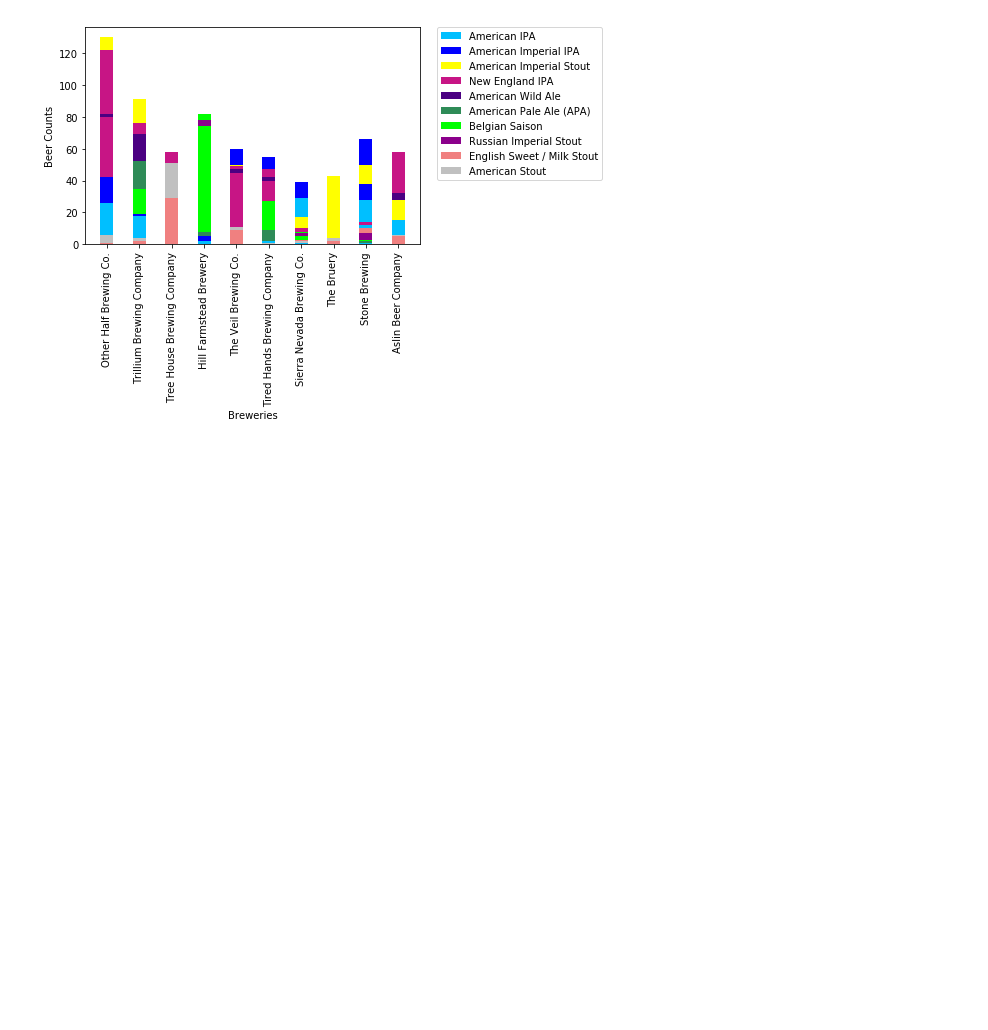
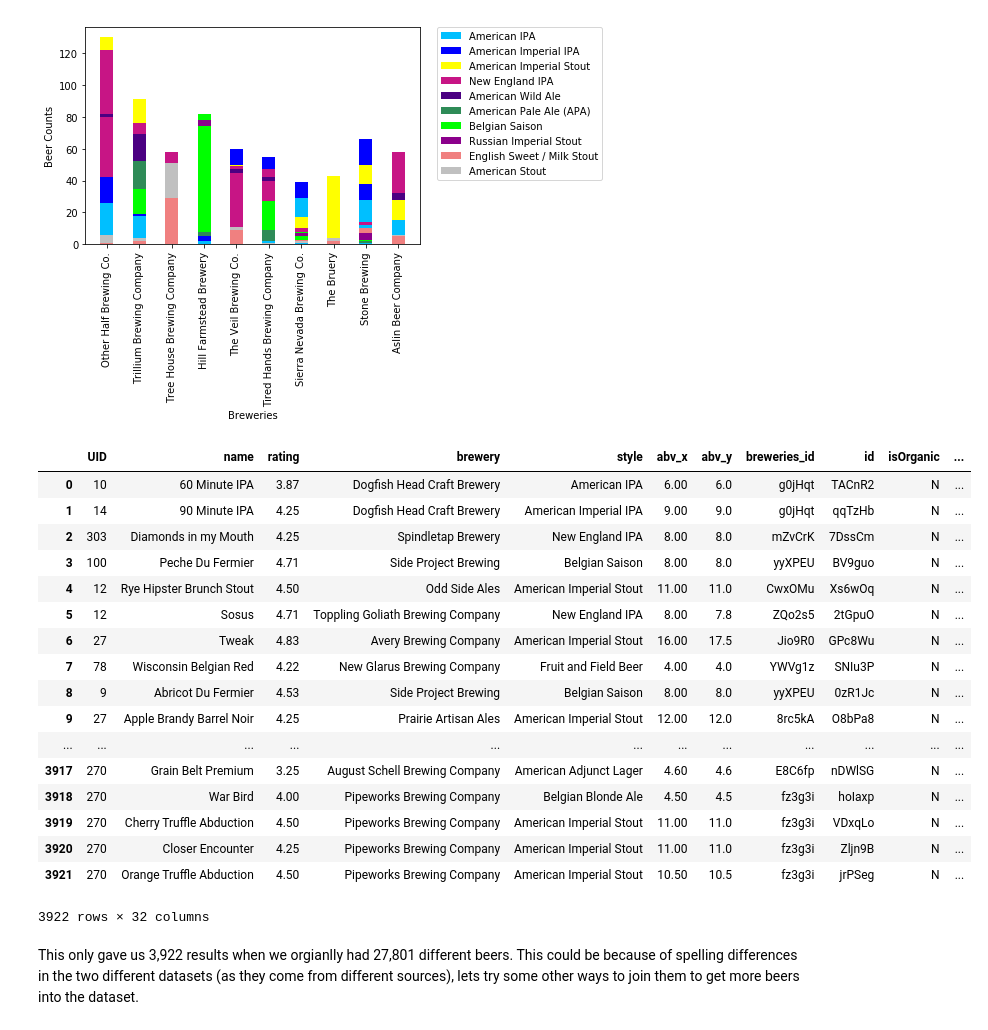
Before and after one commit to loisr/Beer-Recommendations, a Jupyter notebook: All Data.ipynb, the cells around one changed output. Cells and saved outputs as stored; diff of their text form; code cells hidden in the pictures; blank space fills up the shorter version.

Commit message:
merge data

```diff
--- a/All Data.ipynb
+++ b/All Data.ipynb
@@ -73,4 +73,4 @@ beer.sort_values('name')
 84100 rows × 28 columns
 # %%
 # get rid of quotation marks
-beer['name'] = beer.name.apply(lambda x: x.replace('"', ''))
+beers['name'] = beers.name.apply(lambda x: x.replace('"', ''))
@@ -118,0 +129,2 @@ beer.sort_values('name')
+# %%
+beers.rename(columns={'breweries_name': 'brewery'}, inplace=True)
@@ -119,3 +154,5 @@ beer.sort_values('name')
+# %%
+beers.rename(columns={'style_name': 'style'}, inplace=True)
 # %%
 data = rating.drop_duplicates('beer_name')
 # %%
@@ -659,3 +661,28 @@ plt.legend(beer_types, bbox_to_anchor=(1.05, 1), loc=2, borderaxespad=0.)
 # %% [output]
 <matplotlib.legend.Legend at 0x...>
 [figure]
+# %%
+result2 = pd.merge(beer_matrix, beers, how='inner', on=['name', 'brewery'])
+# %%
+result2
+# %% [output]
+|  | UID | name | rating | brewery | style | abv_x | abv_y | breweries_id | id | isOrganic | ... |
+| 0 | 10 | 60 Minute IPA | 3.87 | Dogfish Head Craft Brewery | American IPA | 6.00 | 6.0 | g0jHqt | TACnR2 | N | ... |
+| 1 | 14 | 90 Minute IPA | 4.25 | Dogfish Head Craft Brewery | American Imperial IPA | 9.00 | 9.0 | g0jHqt | qqTzHb | N | ... |
+| 2 | 303 | Diamonds in my Mouth | 4.25 | Spindletap Brewery | New England IPA | 8.00 | 8.0 | mZvCrK | 7DssCm | N | ... |
+| 3 | 100 | Peche Du Fermier | 4.71 | Side Project Brewing | Belgian Saison | 8.00 | 8.0 | yyXPEU | BV9guo | N | ... |
+| 4 | 12 | Rye Hipster Brunch Stout | 4.50 | Odd Side Ales | American Imperial Stout | 11.00 | 11.0 | CwxOMu | Xs6wOq | N | ... |
+| 5 | 12 | Sosus | 4.71 | Toppling Goliath Brewing Company | New England IPA | 8.00 | 7.8 | ZQo2s5 | 2tGpuO | N | ... |
+| 6 | 27 | Tweak | 4.83 | Avery Brewing Company | American Imperial Stout | 16.00 | 17.5 | Jio9R0 | GPc8Wu | N | ... |
+| 7 | 78 | Wisconsin Belgian Red | 4.22 | New Glarus Brewing Company | Fruit and Field Beer | 4.00 | 4.0 | YWVg1z | SNIu3P | N | ... |
+| 8 | 9 | Abricot Du Fermier | 4.53 | Side Project Brewing | Belgian Saison | 8.00 | 8.0 | yyXPEU | 0zR1Jc | N | ... |
+| 9 | 27 | Apple Brandy Barrel Noir | 4.25 | Prairie Artisan Ales | American Imperial Stout | 12.00 | 12.0 | 8rc5kA | O8bPa8 | N | ... |
+| ... | ... | ... | ... | ... | ... | ... | ... | ... | ... | ... | ... |
+| 3917 | 270 | Grain Belt Premium | 3.25 | August Schell Brewing Company | American Adjunct Lager | 4.60 | 4.6 | E8C6fp | nDWlSG | N | ... |
+| 3918 | 270 | War Bird | 4.00 | Pipeworks Brewing Company | Belgian Blonde Ale | 4.50 | 4.5 | fz3g3i | hoIaxp | N | ... |
+| 3919 | 270 | Cherry Truffle Abduction | 4.50 | Pipeworks Brewing Company | American Imperial Stout | 11.00 | 11.0 | fz3g3i | VDxqLo | N | ... |
+| 3920 | 270 | Closer Encounter | 4.25 | Pipeworks Brewing Company | American Imperial Stout | 11.00 | 11.0 | fz3g3i | Zljn9B | N | ... |
+| 3921 | 270 | Orange Truffle Abduction | 4.50 | Pipeworks Brewing Company | American Imperial Stout | 10.50 | 10.5 | fz3g3i | jrPSeg | N | ... |
+3922 rows × 32 columns
+# %% [markdown]
+This only gave us 3,922 results when we orgianlly had 27,801 different beers. This could be because of spelling differences in the two different datasets (as they come from different sources), lets try some other ways to join them to get more beers into the dataset.
```
Also changed, not shown: parts of 38 cells of this notebook.
